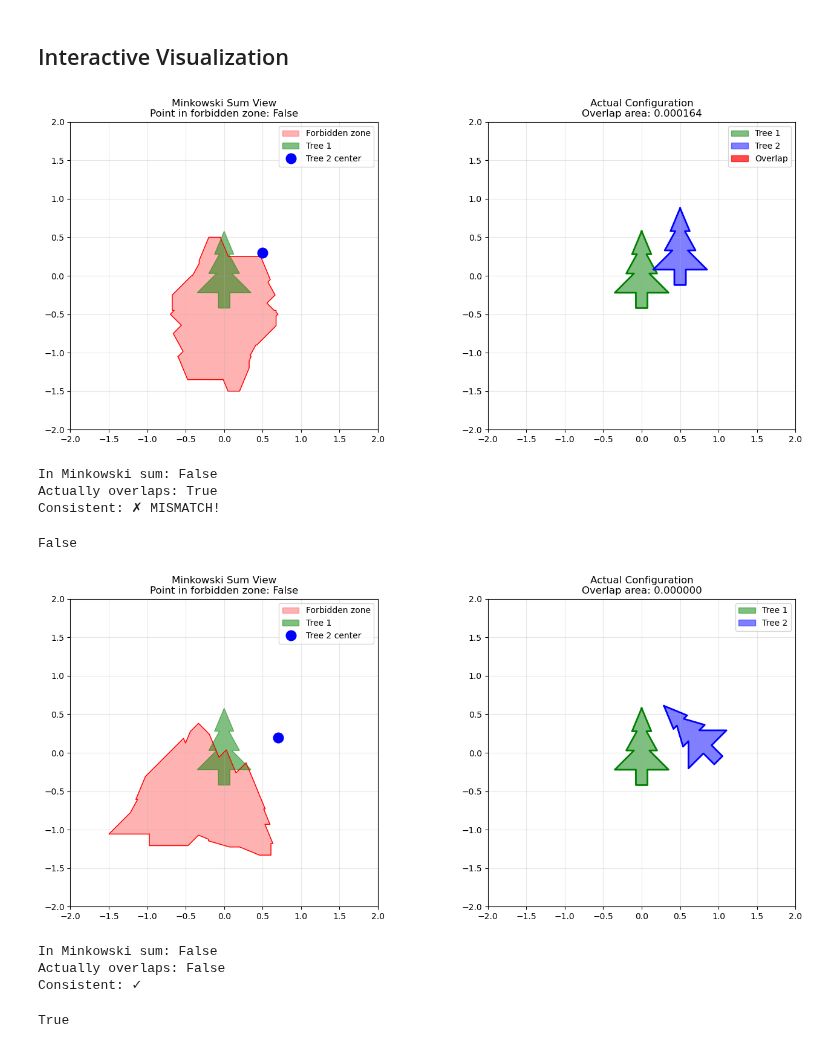
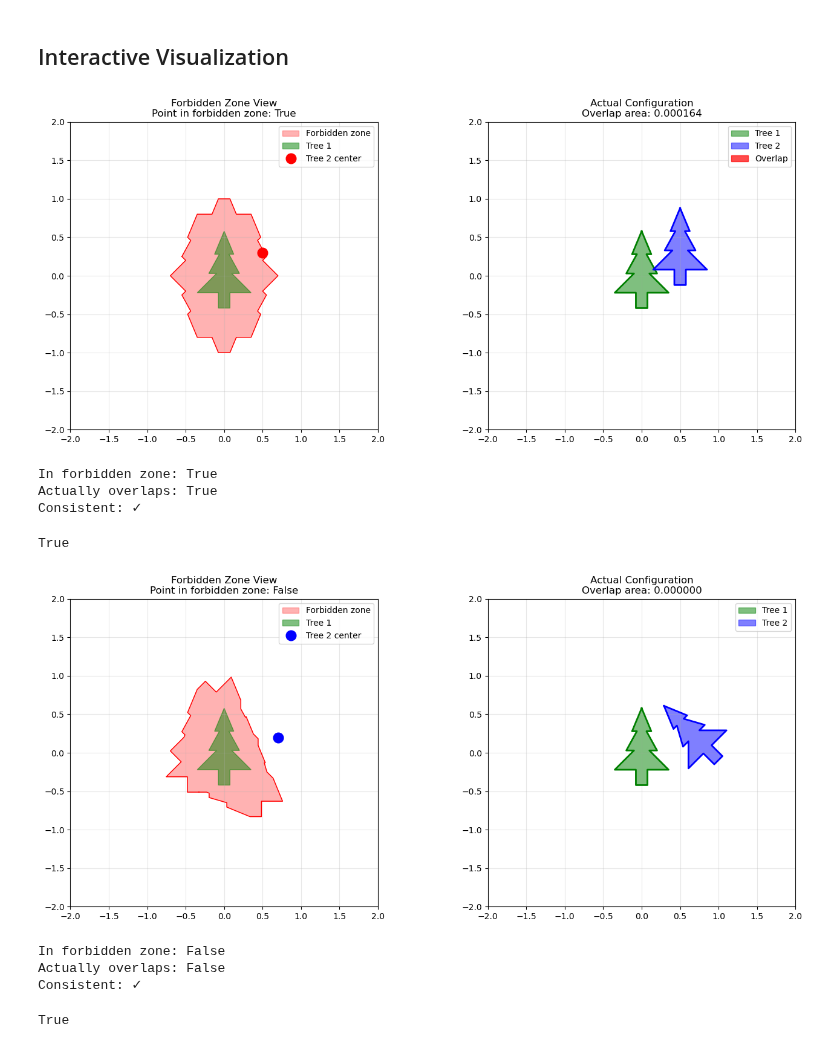
Before and after one commit to jcottaar/packing, a Jupyter notebook: analysis/test_minkowski.ipynb, the cells around one changed output. Saved outputs shown, nothing was run; the diff lists cells and outputs as text; code cells hidden in the pictures.

```diff
--- a/analysis/test_minkowski.ipynb
+++ b/analysis/test_minkowski.ipynb
@@ -411,7 +240,7 @@ Verification Results (θ₁=0.0°, θ₂=0.0°):
 # Visualize specific test cases
 test_angle = np.pi / 4  # 45 degrees
 
-boundary_pt = find_boundary_point(msum, test_angle)
+boundary_pt = mink.find_boundary_point(forbidden_zone, test_angle)
 bx, by = boundary_pt
 dist = np.sqrt(bx**2 + by**2)
 ux, uy = bx/dist, by/dist
@@ -423,8 +252,8 @@ test_points = [
     (bx, by, 'On boundary (touching)', 'orange'),
     (bx + epsilon*ux, by + epsilon*uy, 'Outside (no overlap)', 'blue'),
 ]
-
-fig = plot_minkowski_and_trees(msum, tree1, tree2, theta1, theta2, test_points)
+print(theta2)
+fig = plot_forbidden_zone_and_trees(forbidden_zone, tree1, tree2, theta1, theta2, test_points)
 plt.suptitle(f'Verification at {np.degrees(test_angle):.0f}° from origin', fontsize=14, y=1.02)
 plt.show()
 
@@ -558,45 +449,46 @@ Tree1 at (0, 0), Tree2 at (0.3, 0.3), θ=45°: sep_dist = -0.377532 (SEPARATED)
 # %% [markdown]
 ## Interactive Visualization
 # %%
-def interactive_test(theta1_deg, theta2_deg, dx, dy):
+def interactive_test(theta2_deg, dx, dy):
     """
-    Interactive test: visualize tree configuration and verify against Minkowski sum.
+    Interactive test: visualize tree configuration and verify against forbidden zone.
+    Tree1 is always at rotation 0.
     """
-    theta1 = np.radians(theta1_deg)
+    theta1 = 0  # Always 0
     theta2 = np.radians(theta2_deg)
 
-    msum, tree1, tree2 = compute_separation_minkowski(theta1, theta2)
+    forbidden_zone, tree1, tree2 = mink.compute_forbidden_zone_with_trees(theta2)
 
     # Check overlap
     tree2_translated = affinity.translate(tree2, xoff=dx, yoff=dy)
     actual_overlap = tree1.intersection(tree2_translated)
 
-    # Check if in Minkowski sum
-    in_msum = msum.contains(Point(dx, dy))
+    # Check if in forbidden zone
+    in_forbidden = forbidden_zone.contains(Point(dx, dy))
 
     fig, axes = plt.subplots(1, 2, figsize=(14, 6))
 
-    # Left: Minkowski sum view
+    # Left: Forbidden zone view
     ax = axes[0]
     ax.set_aspect('equal')
 
-    if isinstance(msum, MultiPolygon):
-        for geom in msum.geoms:
+    if isinstance(forbidden_zone, MultiPolygon):
+        for geom in forbidden_zone.geoms:
             x, y = geom.exterior.xy
             ax.fill(x, y, alpha=0.3, color='red')
             ax.plot(x, y, 'r-', linewidth=1)
     else:
-        x, y = msum.exterior.xy
+        x, y = forbidden_zone.exterior.xy
         ax.fill(x, y, alpha=0.3, color='red', label='Forbidden zone')
         ax.plot(x, y, 'r-', linewidth=1)
 
     x, y = tree1.exterior.xy
     ax.fill(x, y, alpha=0.5, color='green', label='Tree 1')
 
-    color = 'red' if in_msum else 'blue'
+    color = 'red' if in_forbidden else 'blue'
     ax.plot(dx, dy, 'o', markersize=12, color=color, label=f'Tree 2 center')
 
-    ax.set_title(f'Minkowski Sum View\nPoint in forbidden zone: {in_msum}')
+    ax.set_title(f'Forbidden Zone View\nPoint in forbidden zone: {in_forbidden}')
     ax.legend()
     ax.grid(True, alpha=0.3)
     ax.set_xlim(-2, 2)
@@ -635,27 +527,27 @@ def interactive_test(theta1_deg, theta2_deg, dx, dy):
 
     # Verify consistency
     overlaps = actual_overlap.area > 1e-10
-    consistent = in_msum == overlaps
-    print(f"In Minkowski sum: {in_msum}")
+    consistent = in_forbidden == overlaps
+    print(f"In forbidden zone: {in_forbidden}")
     print(f"Actually overlaps: {overlaps}")
     print(f"Consistent: {'✓' if consistent else '✗ MISMATCH!'}")
 
     return consistent
 
 
-# Test cases
-interactive_test(0, 0, 0.5, 0.3)  # Should overlap
+# Test cases (theta1 is always 0)
+interactive_test(0, 0.5, 0.3)  # Should overlap
 # %% [output]
-[figure, old version]
+[figure, new version]
-In Minkowski sum: False
+In forbidden zone: True
 Actually overlaps: True
-Consistent: ✗ MISMATCH!
+Consistent: ✓
-False
+True
 # %%
-interactive_test(0, 45, 0.7, 0.2)  # With rotation
+interactive_test(45, 0.7, 0.2)  # With rotation
 # %% [output]
-[figure, old version]
+[figure, new version]
-In Minkowski sum: False
+In forbidden zone: False
 Actually overlaps: False
 Consistent: ✓
 True
```
Also changed, not shown: parts of 14 cells of this notebook, 5 other files.
